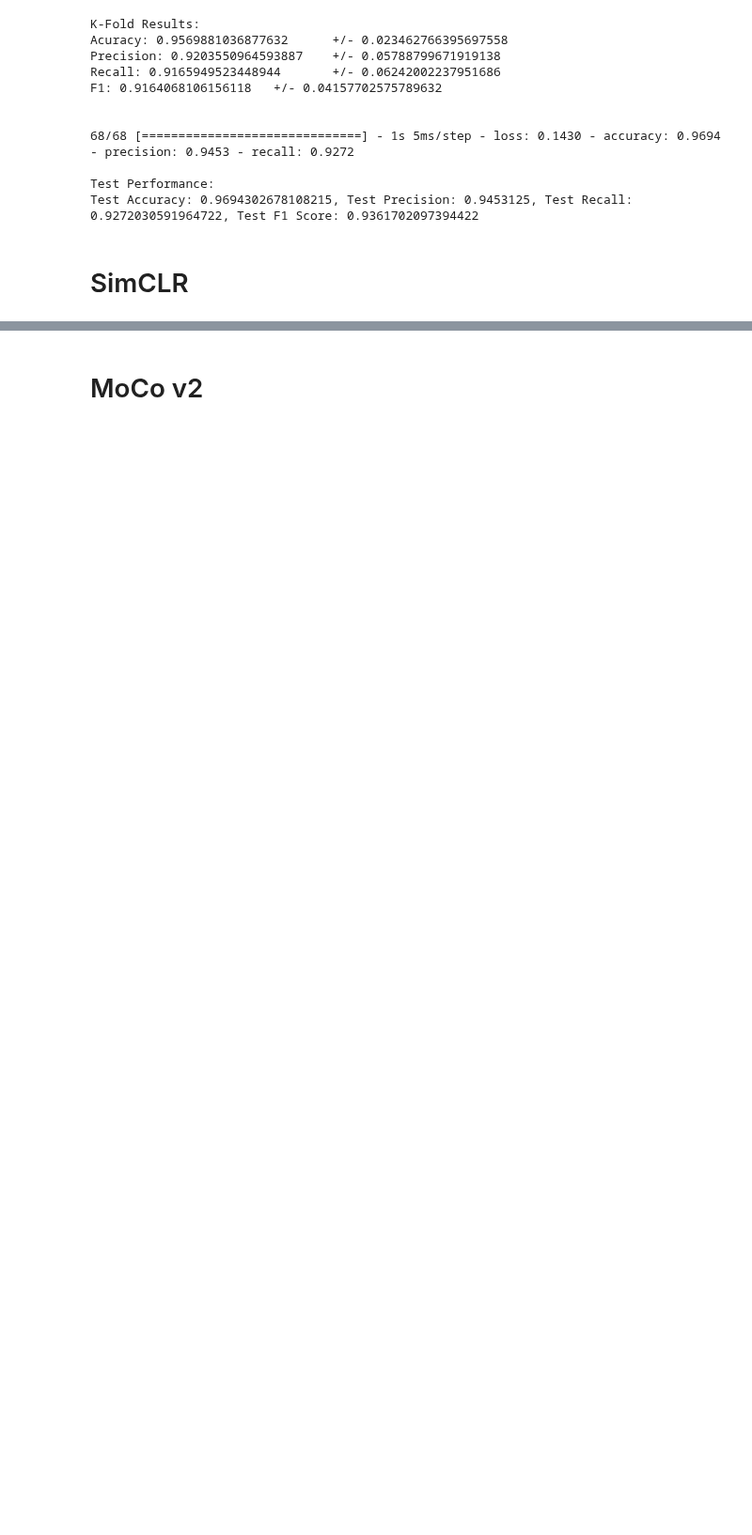
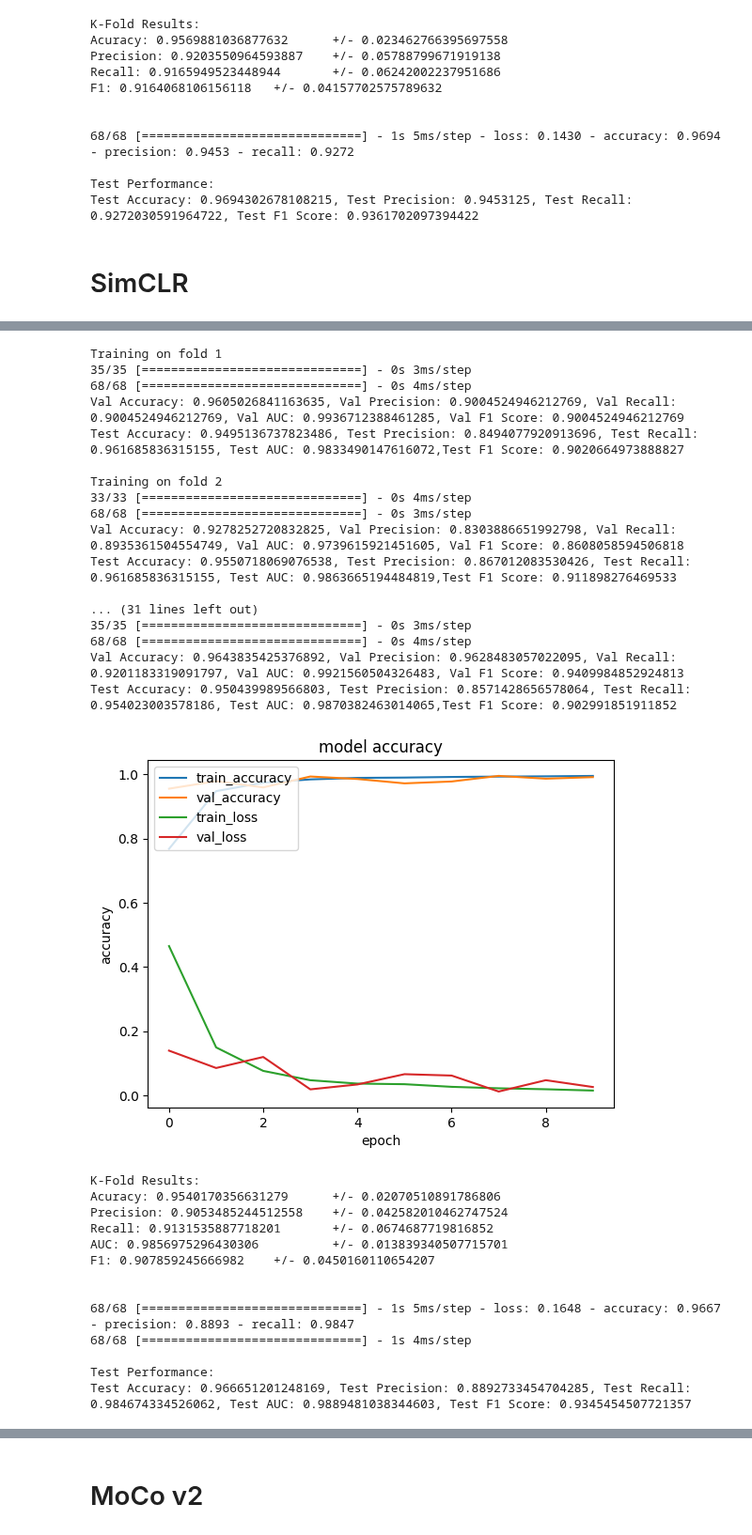
Before and after one commit to raaifhadadi/FYP, a Jupyter notebook: brugada_ssl_finetuning.ipynb, the cells around one changed output, grey strips where cells are left out. Shown at 94% size. Saved outputs shown, nothing was run; the diff lists cells and outputs as text; code cells hidden in the pictures; blank space fills up the shorter version.

```diff
--- a/brugada_ssl_finetuning.ipynb
+++ b/brugada_ssl_finetuning.ipynb
@@ -301,0 +401,36 @@ Test Accuracy: 0.9485872983932495, Test Precision: 0.8442211151123047, Test Reca
+# %%
+# SMOTE
+# PTB-XL
+k_fold_finetune_resnet(8, X_train_resampled, Y_train_resampled, folds_train_resampled, X_train, Y_train, folds_train, freeze_layers=8, batch_size=32, epochs=10, weights_path='model-weights/resnet10_simclr_model.h5', learning_rate=0.0001, num_classes=1)
+# %% [output]
+Training on fold 1
+35/35 [==============================] - 0s 3ms/step
+68/68 [==============================] - 0s 4ms/step
+Val Accuracy: 0.9605026841163635, Val Precision: 0.9004524946212769, Val Recall: 0.9004524946212769, Val AUC: 0.9936712388461285, Val F1 Score: 0.9004524946212769
+Test Accuracy: 0.9495136737823486, Test Precision: 0.8494077920913696, Test Recall: 0.961685836315155, Test AUC: 0.9833490147616072,Test F1 Score: 0.9020664973888827
+
+Training on fold 2
+33/33 [==============================] - 0s 4ms/step
+68/68 [==============================] - 0s 3ms/step
+Val Accuracy: 0.9278252720832825, Val Precision: 0.8303886651992798, Val Recall: 0.8935361504554749, Val AUC: 0.9739615921451605, Val F1 Score: 0.8608058594506818
+Test Accuracy: 0.9550718069076538, Test Precision: 0.867012083530426, Test Recall: 0.961685836315155, Test AUC: 0.9863665194484819,Test F1 Score: 0.911898276469533
+
+... (31 lines left out)
+35/35 [==============================] - 0s 3ms/step
+68/68 [==============================] - 0s 4ms/step
+Val Accuracy: 0.9643835425376892, Val Precision: 0.9628483057022095, Val Recall: 0.9201183319091797, Val AUC: 0.9921560504326483, Val F1 Score: 0.9409984852924813
+Test Accuracy: 0.950439989566803, Test Precision: 0.8571428656578064, Test Recall: 0.954023003578186, Test AUC: 0.9870382463014065,Test F1 Score: 0.902991851911852
+[figure, added]
+K-Fold Results:
+Acuracy: 0.9540170356631279      +/- 0.02070510891786806
+Precision: 0.9053485244512558    +/- 0.042582010462747524
+Recall: 0.9131535887718201       +/- 0.0674687719816852
+AUC: 0.9856975296430306          +/- 0.013839340507715701
+F1: 0.907859245666982    +/- 0.0450160110654207
+
+
+68/68 [==============================] - 1s 5ms/step - loss: 0.1648 - accuracy: 0.9667 - precision: 0.8893 - recall: 0.9847
+68/68 [==============================] - 1s 4ms/step
+
+Test Performance:
+Test Accuracy: 0.966651201248169, Test Precision: 0.8892733454704285, Test Recall: 0.984674334526062, Test AUC: 0.9889481038344603, Test F1 Score: 0.9345454507721357
```
Also changed, not shown: parts of 14 cells of this notebook, 1 other file.
